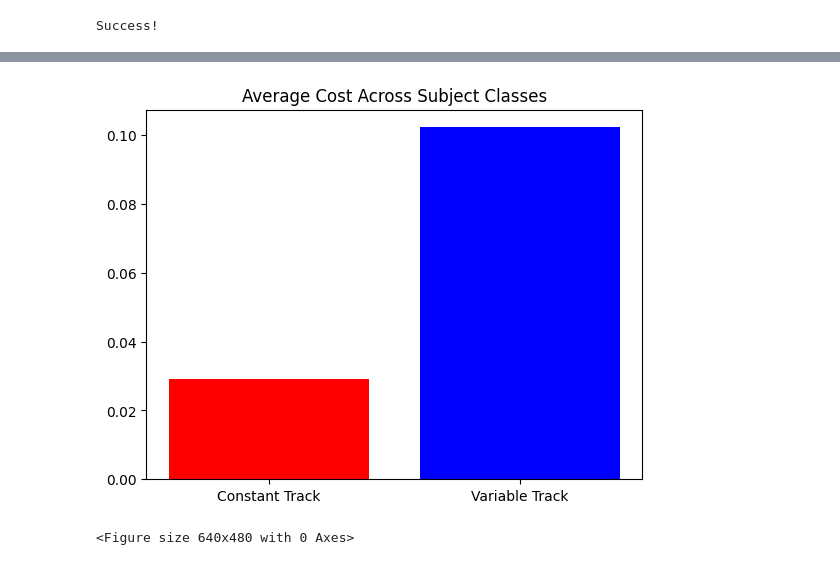
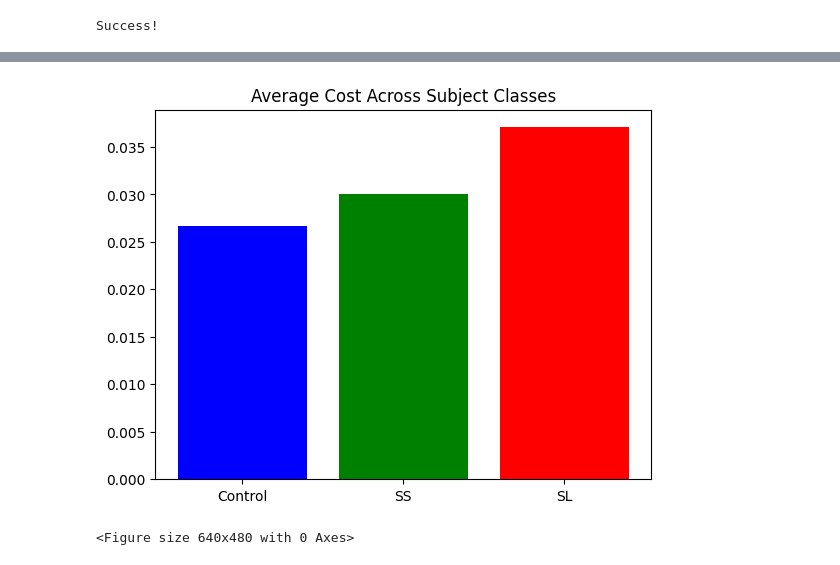
Before and after one commit to GraceRoessling/driving_exp_1_analyses, a Jupyter notebook: experiment_analyses/jupyter_notebooks/Bar_Plot.ipynb, the cells around one changed output, grey strips where cells are left out. Cells and saved outputs as stored; diff of their text form; code cells hidden in the pictures.

Commit message:
edits for plotting
ran all analyses successfully with 60 subjects

```diff
--- a/experiment_analyses/jupyter_notebooks/Bar_Plot.ipynb
+++ b/experiment_analyses/jupyter_notebooks/Bar_Plot.ipynb
@@ -7,7 +7,7 @@ import numpy as np
 import matplotlib.pyplot as plt
 from scipy.spatial.distance import cdist
 
-experiment_analyses_dir = r"C:\Users\singel\Desktop\URP 2025\driving_exp_1_analyses\experiment_analyses"
+experiment_analyses_dir = r"C:\Users\graci\OneDrive\Documents\Github\driving_exp_1_analyses\experiment_analyses"  # Replace with your desired directory
 # r"C:\Users\graci\Dropbox\PAndA\Thesis Experiment 1\scripts\experiment_analyses"  # Replace with your desired directory
 os.chdir(experiment_analyses_dir)
 
@@ -17,7 +17,7 @@ os.chdir(experiment_analyses_dir)
 # Note that the files in these folders should be treated as immutable
 import preprocess
 
-SUBJECT_PATH = "C:/Users/singel/Dropbox/data (1)/main_data"
+SUBJECT_PATH = "C:/Users/graci/Dropbox/PAndA/Thesis Experiment 3/data/main_data"
 # "C:/Users/graci/Dropbox/PAndA/Thesis Experiment 2/data/main_data" # Dropbox directory path that leads to the csv files for all subejcts across both familiar and unfamiliar group
 
 # subject_dict: all keys are of each subject's id (e.g. "wad") and all values are of the subject_object (which will contain all the data for the subject)
@@ -162,10 +161,10 @@ wok: 0.36670321429065134
 # %%
 # Bar plot of average costs for each group
-plt.bar(['Constant Track', 'Variable Track'], average_costs, color = ['red', 'blue'])
+plt.bar(['Control', 'SS', 'SL'], average_costs, color = ['blue', 'green', 'red'])
 plt.title('Average Cost Across Subject Classes')
 plt.show()
 # %% [output]
-[figure, old version]
+[figure, new version]
 # %%
 plt.savefig('Average Cost Across Subject Classes.png')
 # %% [output]
```
Also changed, not shown: parts of 1 cell of this notebook, 13 other files.
